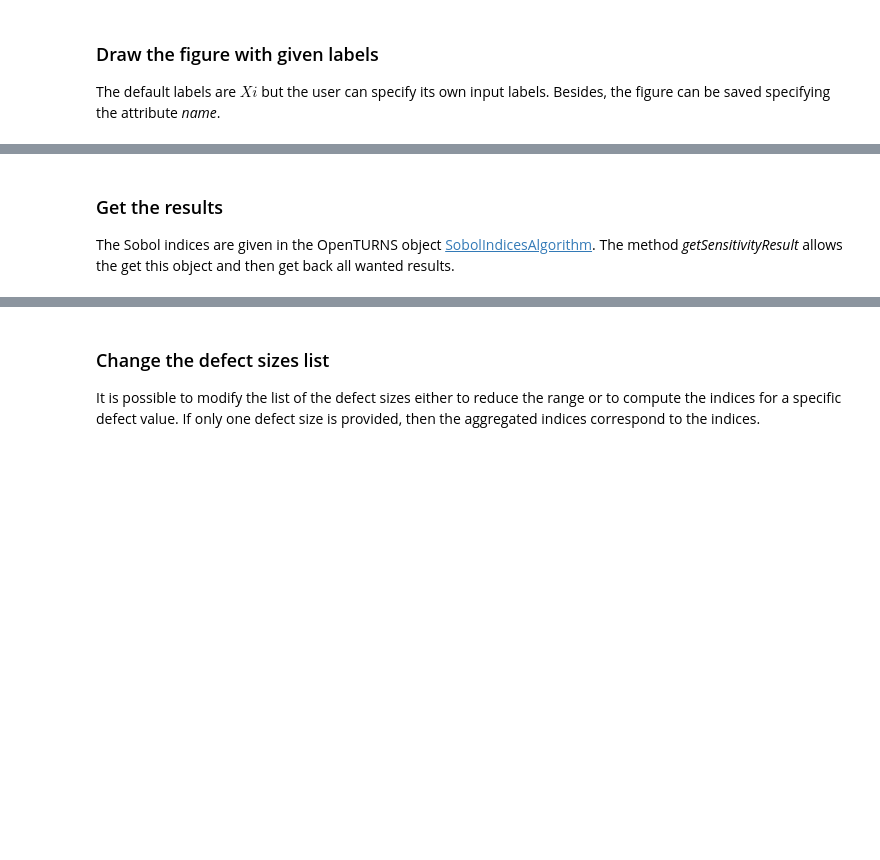
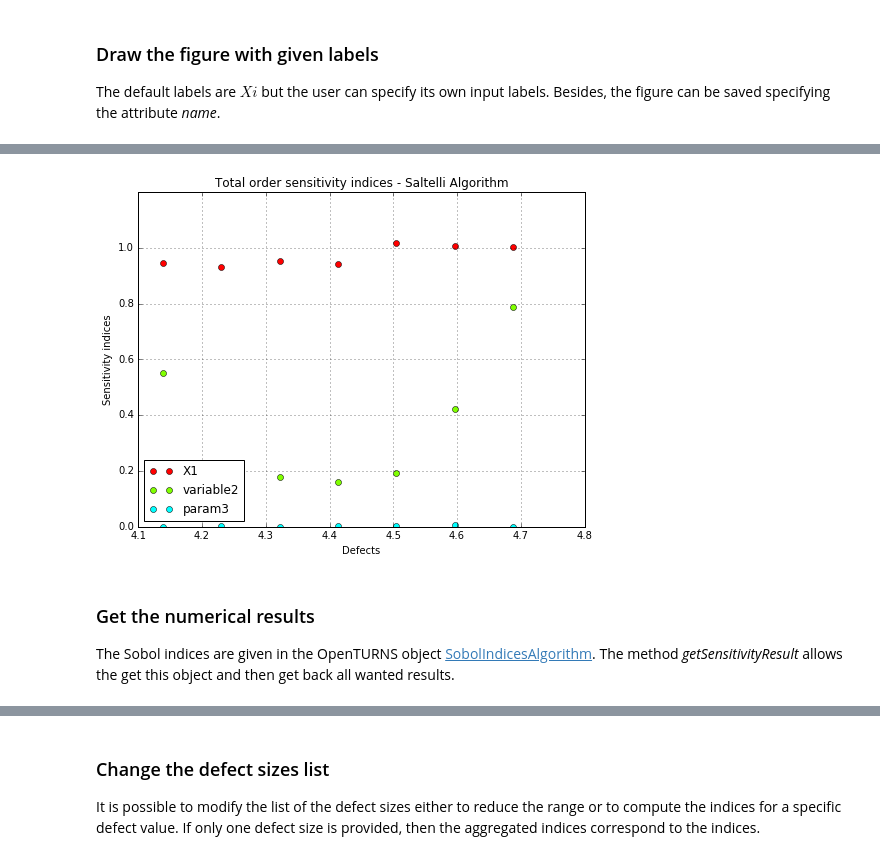
Before and after one commit to openturns/otpod, a Jupyter notebook: doc/source/examples/SobolIndices.ipynb, the cells around one changed output, grey strips where cells are left out. Saved outputs shown, nothing was run; the diff lists cells and outputs as text; code cells hidden in the pictures; blank space fills up the shorter version.

```diff
--- a/doc/source/examples/SobolIndices.ipynb
+++ b/doc/source/examples/SobolIndices.ipynb
@@ -125,5 +134,10 @@ fig.show()
+# %%
+fig, ax = sobol.drawTotalOrderIndices(label, name='figure/TotalOrderSobol.png')
+fig.show()
+# %% [output]
+[figure, added]
 # %% [markdown]
-### Get the results
+### Get the numerical results
 
 The Sobol indices are given in the OpenTURNS object [SobolIndicesAlgorithm](http://doc.openturns.org/openturns-latest/sphinx/user_manual/_generated/openturns.SobolIndicesAlgorithm.html). The method *getSensitivityResult* allows the get this object and then get back all wanted results.
 # %%
```
Also changed, not shown: parts of 15 cells of this notebook, 1 other file.
